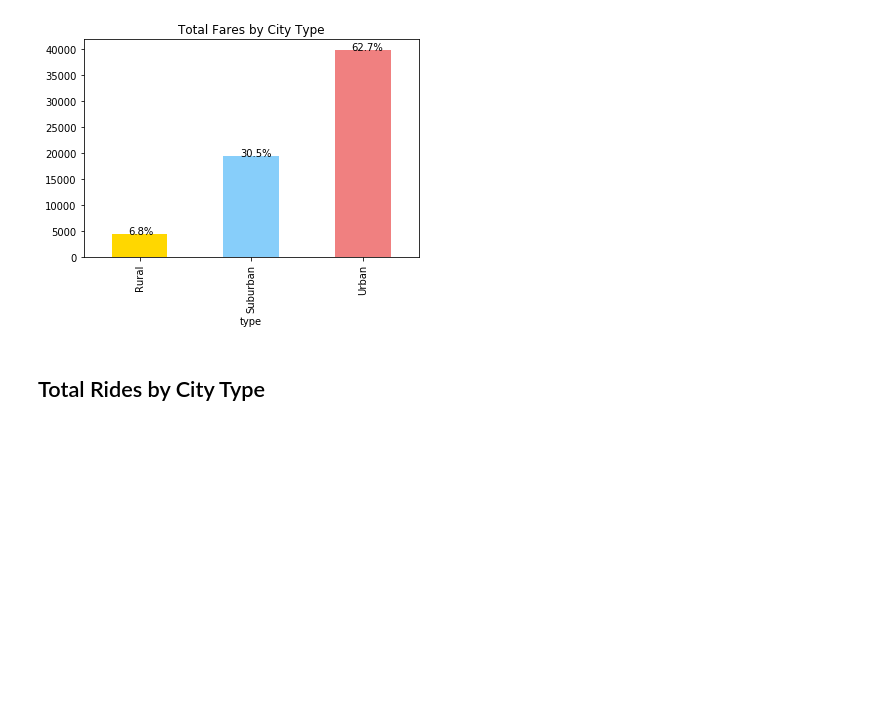
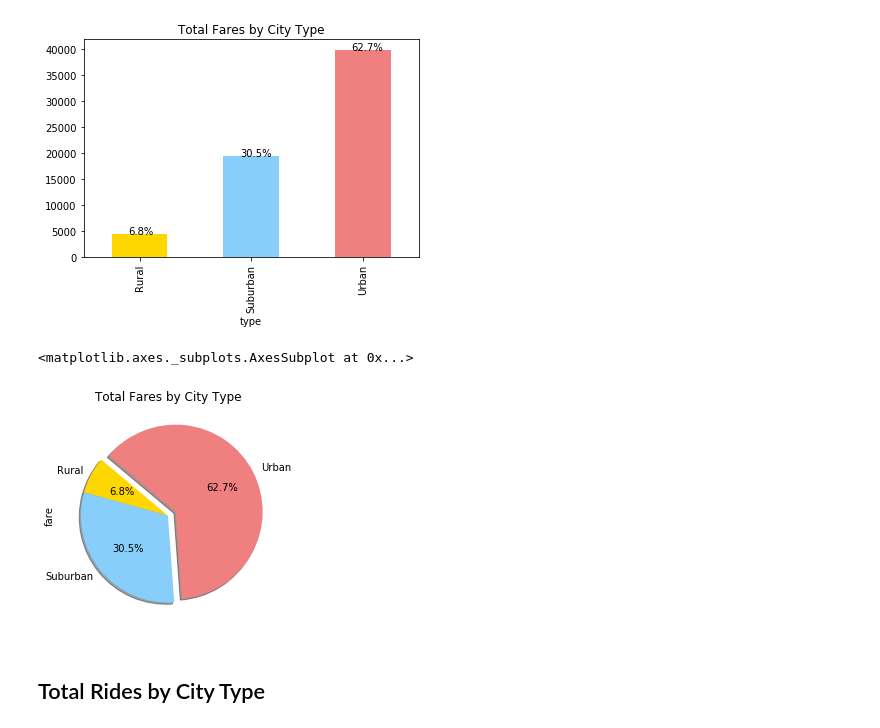
Before and after one commit to bethanylindberg/SMU_Data_Science, a Jupyter notebook: Week 5/pyber.ipynb, the cells around one changed output. Cells and saved outputs as stored; diff of their text form; code cells hidden in the pictures; blank space fills up the shorter version.

Commit message:
pie charts added

```diff
--- a/Week 5/pyber.ipynb
+++ b/Week 5/pyber.ipynb
@@ -83,6 +83,14 @@ for i in ax.patches:
 plt.savefig('.\\Output\\faresbytype.png')
 # %% [output]
 [figure]
+# %%
+#Build Pie Chart
+explode = (0, 0, 0.1)
+pyberdata.groupby("type")["fare"].sum().plot(kind="pie",title="Total Fares by City Type",colors=colors,autopct='%1.1f%%',
+                                             explode=explode,shadow=True,startangle=140)
+# %% [output]
+<matplotlib.axes._subplots.AxesSubplot at 0x...>
+[figure, added]
 # %% [markdown]
 ## Total Rides by City Type
 # %%
```
Also changed, not shown: parts of 2 cells of this notebook.
